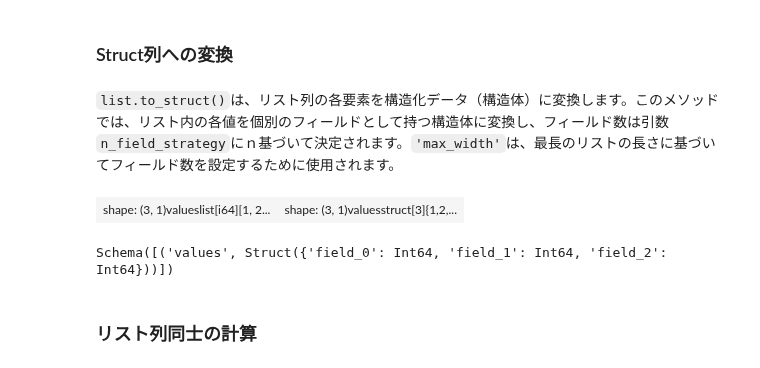
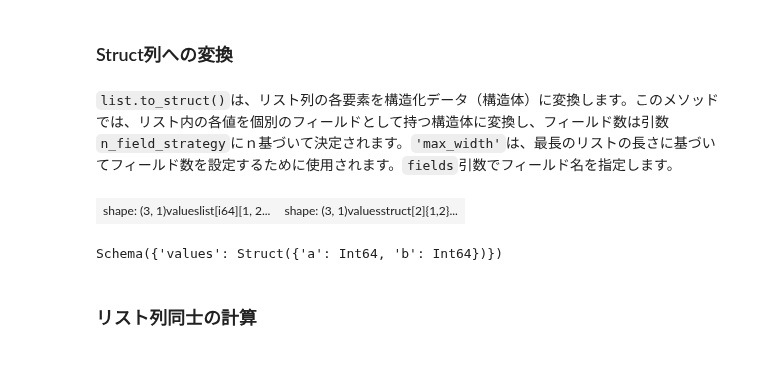
Before and after one commit to ruoyu0088/polars_guide, a Jupyter notebook: polars_guide/020_polars_datatype.ipynb, the cells around one changed output. Drawn from its saved outputs; the diff is of its cells as text; code cells hidden in the pictures.

```diff
--- a/polars_guide/020_polars_datatype.ipynb
+++ b/polars_guide/020_polars_datatype.ipynb
@@ -740,15 +776,15 @@ shape: (4, 2)
 # %% [markdown]
 ### Struct列への変換
 # %% [markdown]
-`list.to_struct()`は、リスト列の各要素を構造化データ（構造体）に変換します。このメソッドでは、リスト内の各値を個別のフィールドとして持つ構造体に変換し、フィールド数は引数`n_field_strategy`にｎ基づいて決定されます。`'max_width'`は、最長のリストの長さに基づいてフィールド数を設定するために使用されます。
+`list.to_struct()`は、リスト列の各要素を構造化データ（構造体）に変換します。このメソッドでは、リスト内の各値を個別のフィールドとして持つ構造体に変換し、フィールド数は引数`n_field_strategy`にｎ基づいて決定されます。`'max_width'`は、最長のリストの長さに基づいてフィールド数を設定するために使用されます。`fields`引数でフィールド名を指定します。
 # %%
 df = pl.DataFrame(dict(values=[[1, 2], [2, 3, 4], [1, 10]]))
-df2 = df.select(pl.col.values.list.to_struct(n_field_strategy='max_width'))
+df2 = df.select(pl.col.values.list.to_struct(n_field_strategy='max_width', fields=["a", "b"]))
 row(df, df2)
 print(df2.schema)
 # %% [output]
-| shape: (3, 1)valueslist[i64][1, 2... | shape: (3, 1)valuesstruct[3]{1,2,... |
+| shape: (3, 1)valueslist[i64][1, 2... | shape: (3, 1)valuesstruct[2]{1,2}... |
-Schema([('values', Struct({'field_0': Int64, 'field_1': Int64, 'field_2': Int64}))])
+Schema({'values': Struct({'a': Int64, 'b': Int64})})
 # %% [markdown]
 ### リスト列同士の計算
 # %% [markdown]
```
Also changed, not shown: parts of 15 cells of this notebook.
